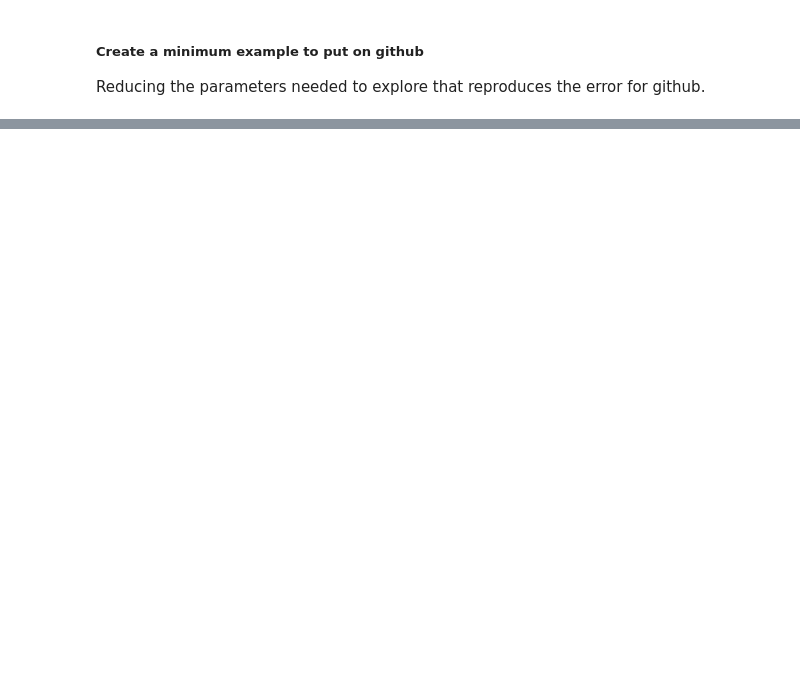
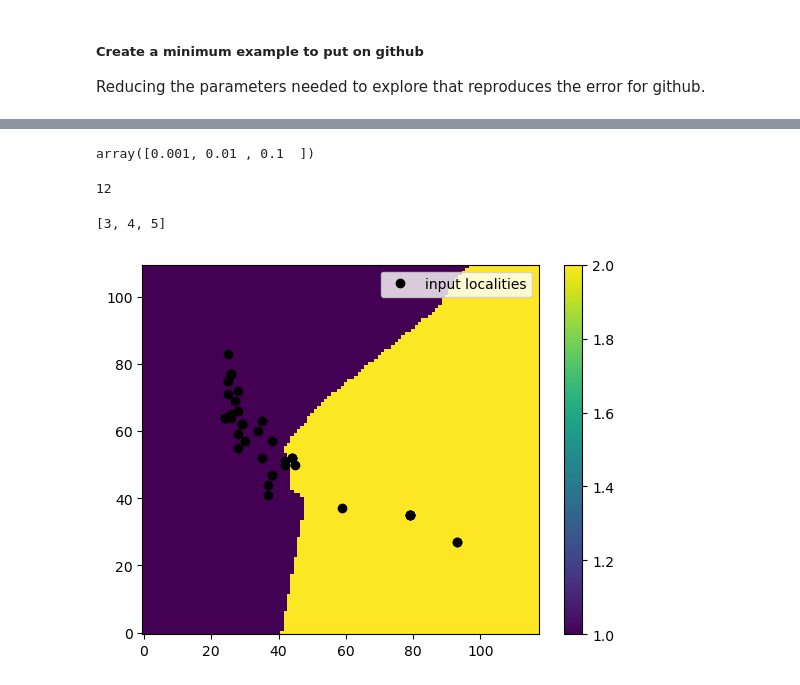
Before and after one commit to connor-french/spaceprime, a Jupyter notebook: spaceprime-sandbox.ipynb, the cells around one changed output, grey strips where cells are left out. Saved outputs shown, nothing was run; the diff lists cells and outputs as text; code cells hidden in the pictures; blank space fills up the shorter version.

```diff
--- a/spaceprime-sandbox.ipynb
+++ b/spaceprime-sandbox.ipynb
@@ -688,0 +2476,3 @@ for nl in [3] * 200:
+# %%
+for i in geometry:
+    print(i[0])
@@ -688,0 +2577,9 @@ for nl in [3] * 200:
+# %%
+import rasterio
+filepath = "/Users/connorfrench/Dropbox/Old_Mac/School_Stuff/CUNY/enyalius-phylogeography/enyalius/analysis/output/sdm_projections/projections_ihe.tif"
+
+with rasterio.open(filepath) as src:
+    print(src.profile)
+    r = src.read(masked=True)
+
+k = raster_to_k(r)
@@ -688,0 +2593,4 @@ for nl in [3] * 200:
+# %%
+j = {"hello": 2}
+
+for i in range(len(j)):
@@ -688,0 +2606,28 @@ for nl in [3] * 200:
+# %%
+Nm / 100
+# %% [output]
+array([0.001, 0.01 , 0.1  ])
+# %%
+100 // 8
+# %% [output]
+12
+# %%
+num_param_combos = 900
+size = 64
+rank = list(range(size))
+sims_per_process = num_param_combos // size
+remaining_sims = num_param_combos % size
+for i in rank:
+    if i < remaining_sims:
+        sims_per_process += 1
+# %%
+l = [1, 2, 3, 4, 5]
+mid_ind = len(l) // 2
+mid_ind
+list(range(mid_ind + 1))
+l_first_half = [l[i] for i in list(range(mid_ind + 1))]
+l_second_half = [l[i] for i in list(range(mid_ind, len(l)))]
+l_first_half
+l_second_half
+# %% [output]
+[3, 4, 5]
@@ -688,0 +2696,12 @@ for nl in [3] * 200:
+# %%
+from scipy.interpolate import NearestNDInterpolator
+import numpy as np
+import matplotlib.pyplot as plt
+
+
+r_x, r_y = np.indices(r.shape)
+
+interp = NearestNDInterpolator(list(zip(indices_x, indices_y)), localities.spop)
+z = interp(r_x, r_y)
+# %% [output]
+[figure, added]
```
Also changed, not shown: parts of 213 cells of this notebook, 14 other files.
